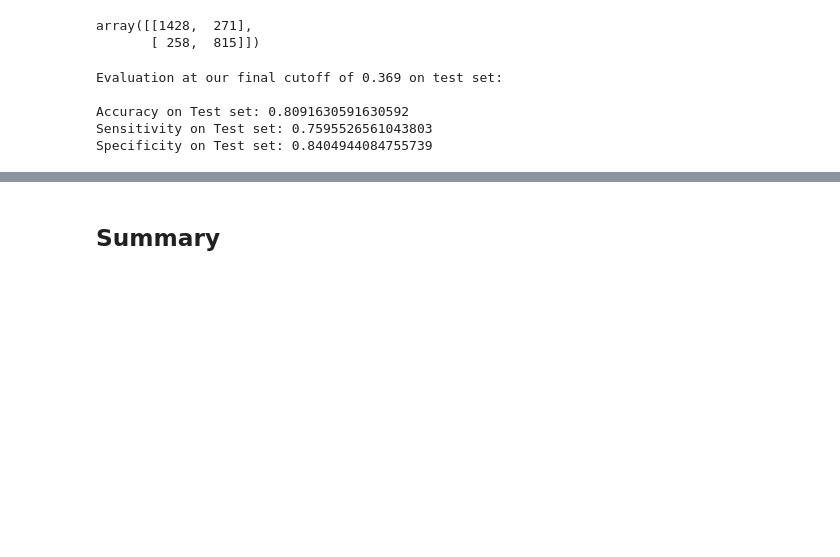
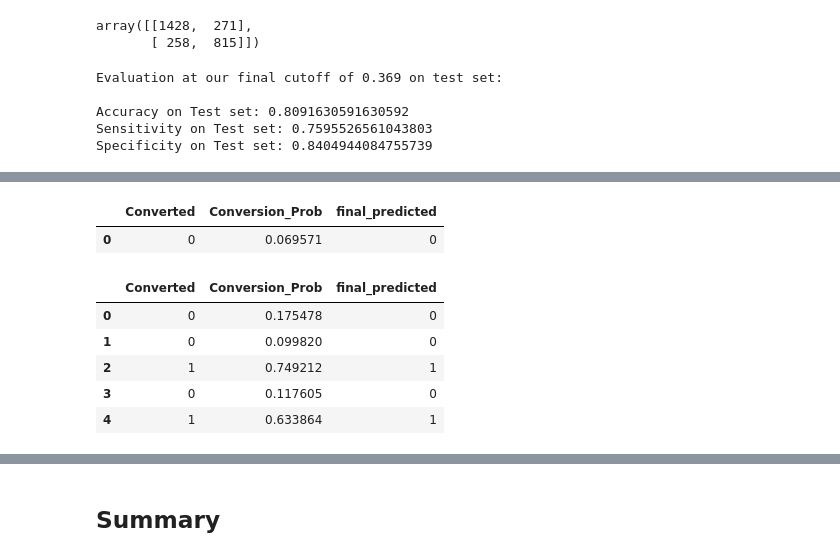
Before and after one commit to parashardevesh/lead_scoring, a Jupyter notebook: Lead_Scoring.ipynb, the cells around one changed output, grey strips where cells are left out. Cells and saved outputs as stored; diff of their text form; code cells hidden in the pictures; blank space fills up the shorter version.

```diff
--- a/Lead_Scoring.ipynb
+++ b/Lead_Scoring.ipynb
@@ -1717,0 +1739,18 @@ Specificity on Test set: 0.8404944084755739
+# %%
+# renaming converted to Converted
+y_pred_final.rename({'converted':'Converted'}, axis=1, inplace=True)
+y_pred_final.head(1)
+# %% [output]
+|  | Converted | Conversion_Prob | final_predicted |
+| 0 | 0 | 0.069571 | 0 |
+# %%
+# now let's merge these two dataframes
+final_df = pd.concat([y_train_pred_final, y_pred_final], axis=0)
+final_df.head()
+# %% [output]
+|  | Converted | Conversion_Prob | final_predicted |
+| 0 | 0 | 0.175478 | 0 |
+| 1 | 0 | 0.099820 | 0 |
+| 2 | 1 | 0.749212 | 1 |
+| 3 | 0 | 0.117605 | 0 |
+| 4 | 1 | 0.633864 | 1 |
```
Also changed, not shown: parts of 24 cells of this notebook.
